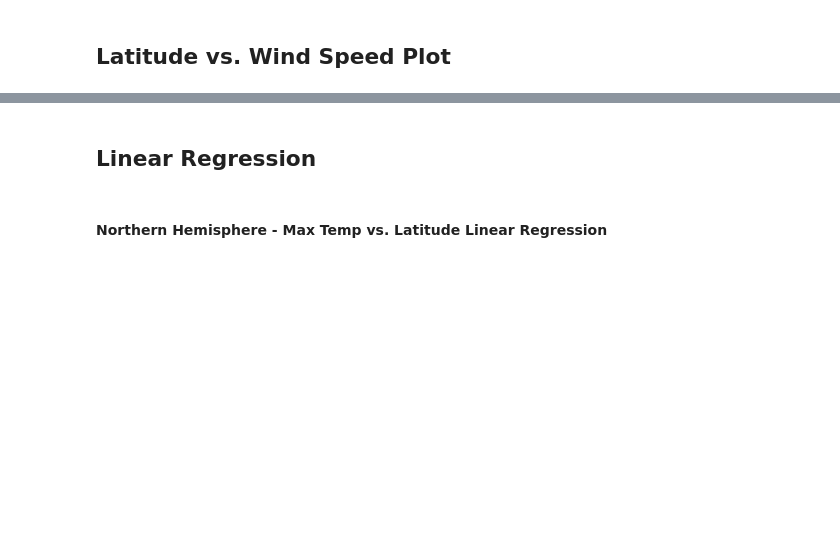
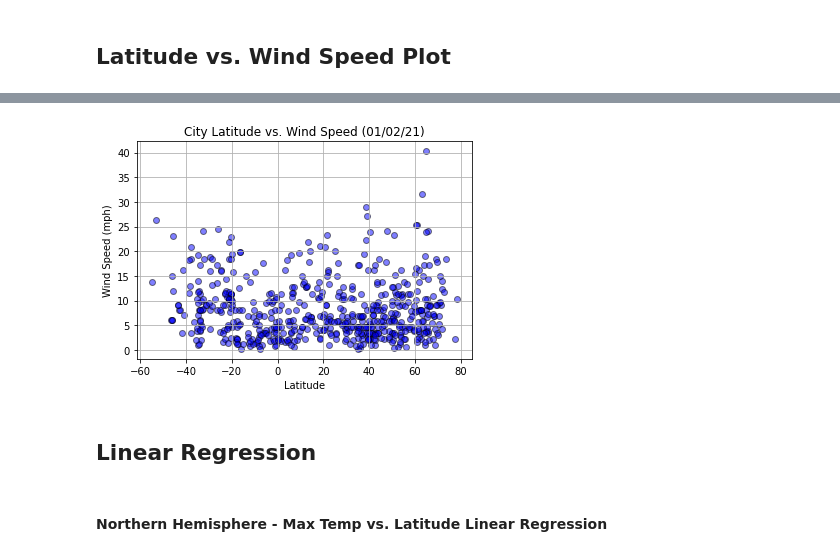
Before and after one commit to ybriyoon/python-api-challenge, a Jupyter notebook: WeatherPy/WeatherPy.ipynb, the cells around one changed output, grey strips where cells are left out. Drawn from its saved outputs; the diff is of its cells as text; code cells hidden in the pictures; blank space fills up the shorter version.

```diff
--- a/WeatherPy/WeatherPy.ipynb
+++ b/WeatherPy/WeatherPy.ipynb
@@ -135,2 +234,14 @@ Int64Index([], dtype='int64')
+# %%
+plt.scatter(lat, windspeed, edgecolor='black', facecolor='blue', linewidths=1, marker='o', alpha=0.5, label='Cities')
+
+plt.title('City Latitude vs. Wind Speed (%s)' % time.strftime('%x'))
+plt.ylabel('Wind Speed (mph)')
+plt.xlabel('Latitude')
+plt.grid(True)
+
+plt.savefig('../output_data/Lat_WindSpeed.png')
+plt.show()
+# %% [output]
+[figure, added]
 # %% [markdown]
 ## Linear Regression
```
Also changed, not shown: parts of 47 cells of this notebook, 17 other files.
